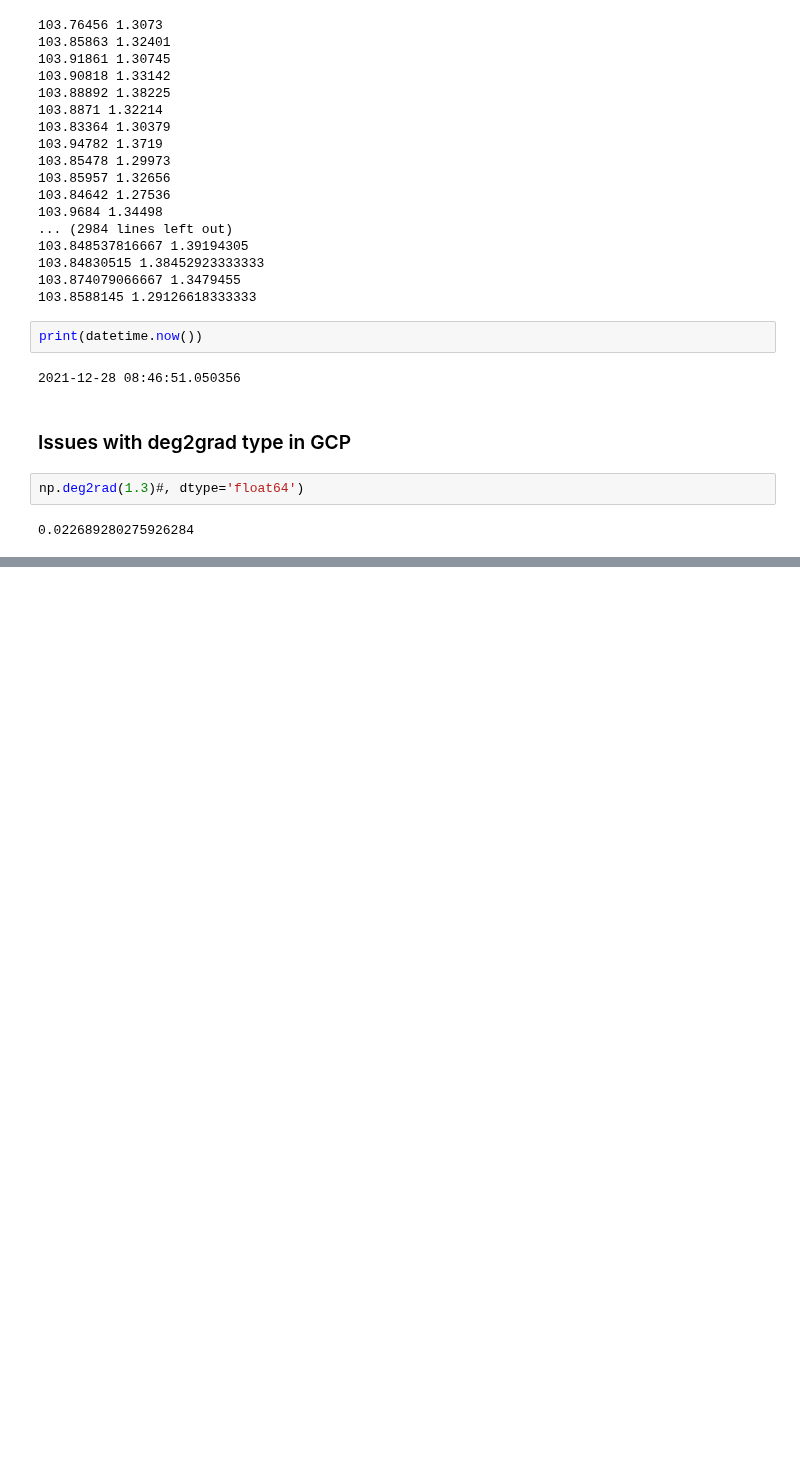
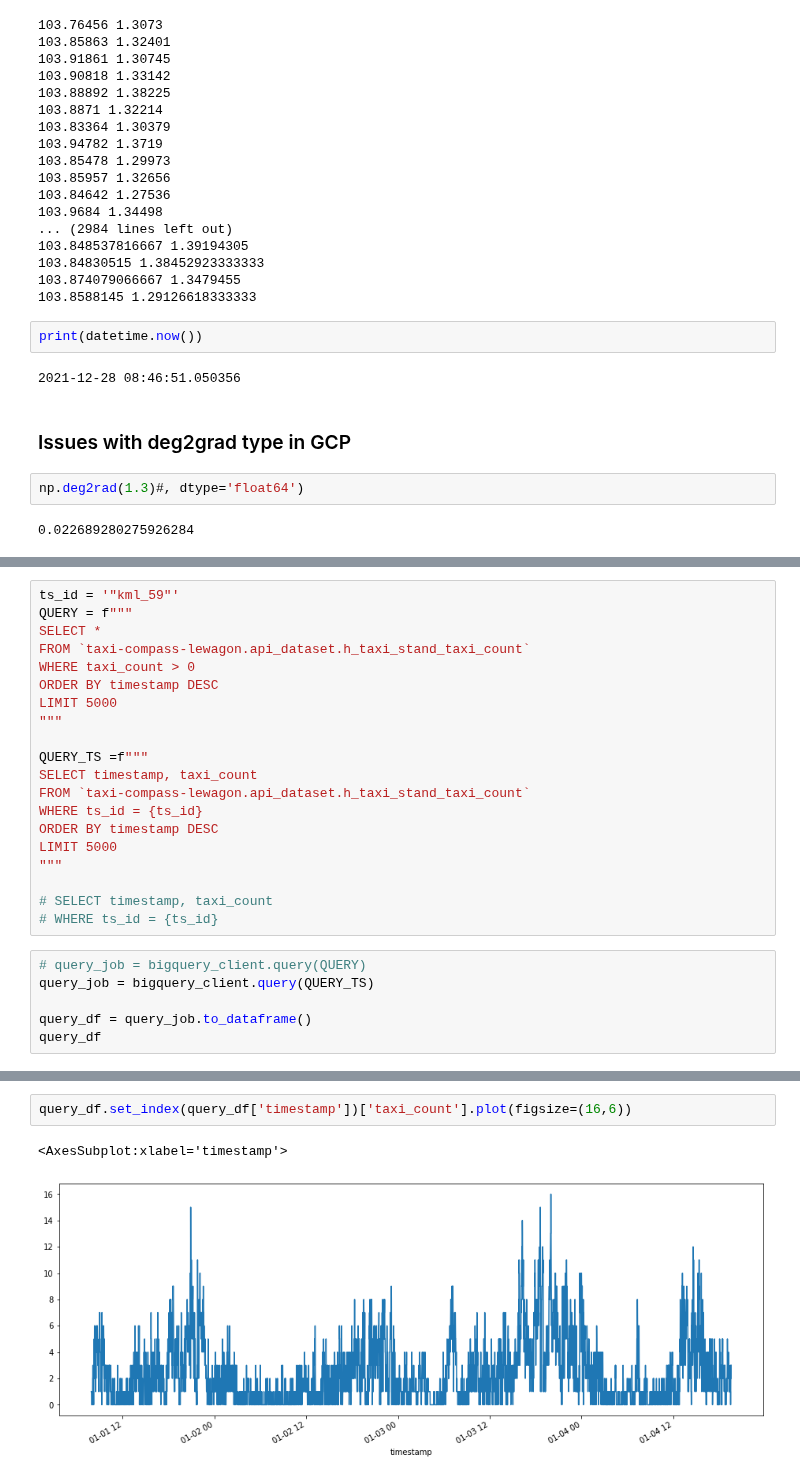
Before and after one commit to alealejandro1/taxi_compass, a Jupyter notebook: notebooks/Alejandro_taxi_compass.ipynb, the cells around one changed output, grey strips where cells are left out. Saved outputs shown, nothing was run; the diff lists cells and outputs as text; blank space fills up the shorter version.

```diff
--- a/notebooks/Alejandro_taxi_compass.ipynb
+++ b/notebooks/Alejandro_taxi_compass.ipynb
@@ -729,0 +702,26 @@ query_df
+# %%
+ts_id = '"kml_59"'
+QUERY = f"""
+SELECT *
+FROM `taxi-compass-lewagon.api_dataset.h_taxi_stand_taxi_count`
+WHERE taxi_count > 0
+ORDER BY timestamp DESC
+LIMIT 5000
+"""
+
+QUERY_TS =f"""
+SELECT timestamp, taxi_count
+FROM `taxi-compass-lewagon.api_dataset.h_taxi_stand_taxi_count`
+WHERE ts_id = {ts_id}
+ORDER BY timestamp DESC
+LIMIT 5000
+"""
+
+# SELECT timestamp, taxi_count
+# WHERE ts_id = {ts_id}
+# %%
+# query_job = bigquery_client.query(QUERY)
+query_job = bigquery_client.query(QUERY_TS)
+
+query_df = query_job.to_dataframe()
+query_df
@@ -729,0 +742,5 @@ query_df
+# %%
+query_df.set_index(query_df['timestamp'])['taxi_count'].plot(figsize=(16,6))
+# %% [output]
+<AxesSubplot:xlabel='timestamp'>
+[figure, added]
```
Also changed, not shown: parts of 26 cells of this notebook.
